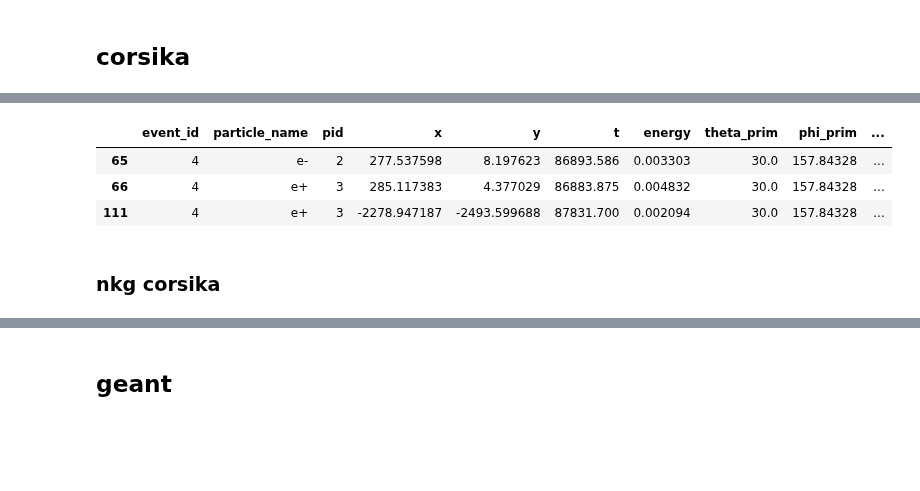
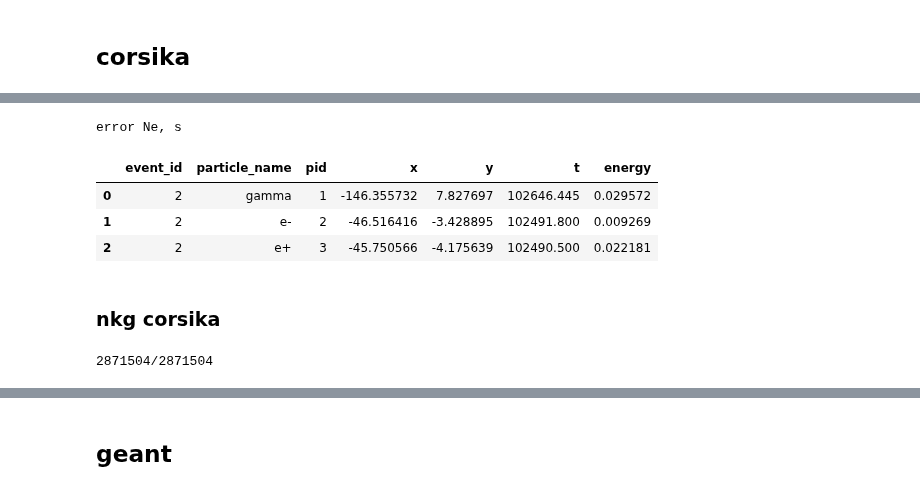
Before and after one commit to matalhim/sdf, a Jupyter notebook: corsika/cg.ipynb, the cells around one changed output, grey strips where cells are left out. Saved outputs shown, nothing was run; the diff lists cells and outputs as text; code cells hidden in the pictures; blank space fills up the shorter version.

```diff
--- a/corsika/cg.ipynb
+++ b/corsika/cg.ipynb
@@ -44,3 +59,28 @@ params_df.head(3)
+# %%
+mask = geant_df['NRUN'].astype(int) == nrun
+
+geant_nrun_df = geant_df[mask].head(5)
+
+E_1_event = geant_nrun_df['EdepStNE'].iloc[j_event]
+
+theta_g = geant_nrun_df['Teta'].iloc[j_event]
+phi_g = geant_nrun_df['Fi'].iloc[j_event]
+
+X0_g = geant_nrun_df['XAxisShift'].iloc[j_event]
+Y0_g = geant_nrun_df['YAxisShift'].iloc[j_event]
+Z0_g = -18
+
+Ne_g = geant_nrun_df['NeNKGlong'].iloc[j_event]
+s_g = geant_nrun_df['sNKGlong'].iloc[j_event]
+
+X = coordinates_df['X']
+Y = coordinates_df['Y']
+Z = coordinates_df['Z']
+
+if not Ne_g == Ne and not s_g == s:
+    print('error Ne, s')
+# %% [output]
+error Ne, s
 # %%
 X0, Y0 = 0, 0
 Ne, s = params_df['Ne'].iloc[j_event], params_df['s'].iloc[j_event]
@@ -48,15 +88,20 @@ theta, phi = params_df['theta'].iloc[j_event], params_df['phi'].iloc[j_event]
 # %%
 event_df = pd.read_csv(event_filename)
 
-e_df = event_df[event_df['particle_name'].isin(['e-', 'e+'])].copy()
+# e_df = event_df[event_df['particle_name'].isin(['e-', 'e+'])].copy()
+e_df = event_df.copy()
 e_df.head(3)
 # %% [output]
-|  | event_id | particle_name | pid | x | y | t | energy | theta_prim | phi_prim | ... |
-| 65 | 4 | e- | 2 | 277.537598 | 8.197623 | 86893.586 | 0.003303 | 30.0 | 157.84328 | ... |
-| 66 | 4 | e+ | 3 | 285.117383 | 4.377029 | 86883.875 | 0.004832 | 30.0 | 157.84328 | ... |
-| 111 | 4 | e+ | 3 | -2278.947187 | -2493.599688 | 87831.700 | 0.002094 | 30.0 | 157.84328 | ... |
+|  | event_id | particle_name | pid | x | y | t | energy |
+| 0 | 2 | gamma | 1 | -146.355732 | 7.827697 | 102646.445 | 0.029572 |
+| 1 | 2 | e- | 2 | -46.516416 | -3.428895 | 102491.800 | 0.009269 |
+| 2 | 2 | e+ | 3 | -45.750566 | -4.175639 | 102490.500 | 0.022181 |
 # %% [markdown]
 ### nkg corsika
+# %%
+print(f'{len(e_df)}/{len(event_df)}')
+# %% [output]
+2871504/2871504
 # %%
 all_counts = [e_df[(e_df['x'].between(st.X - 0.4, st.X + 0.4)) &
                   (e_df['y'].between(st.Y - 0.4, st.Y + 0.4))].shape[0]
```
Also changed, not shown: parts of 8 cells of this notebook, 3 other files.
